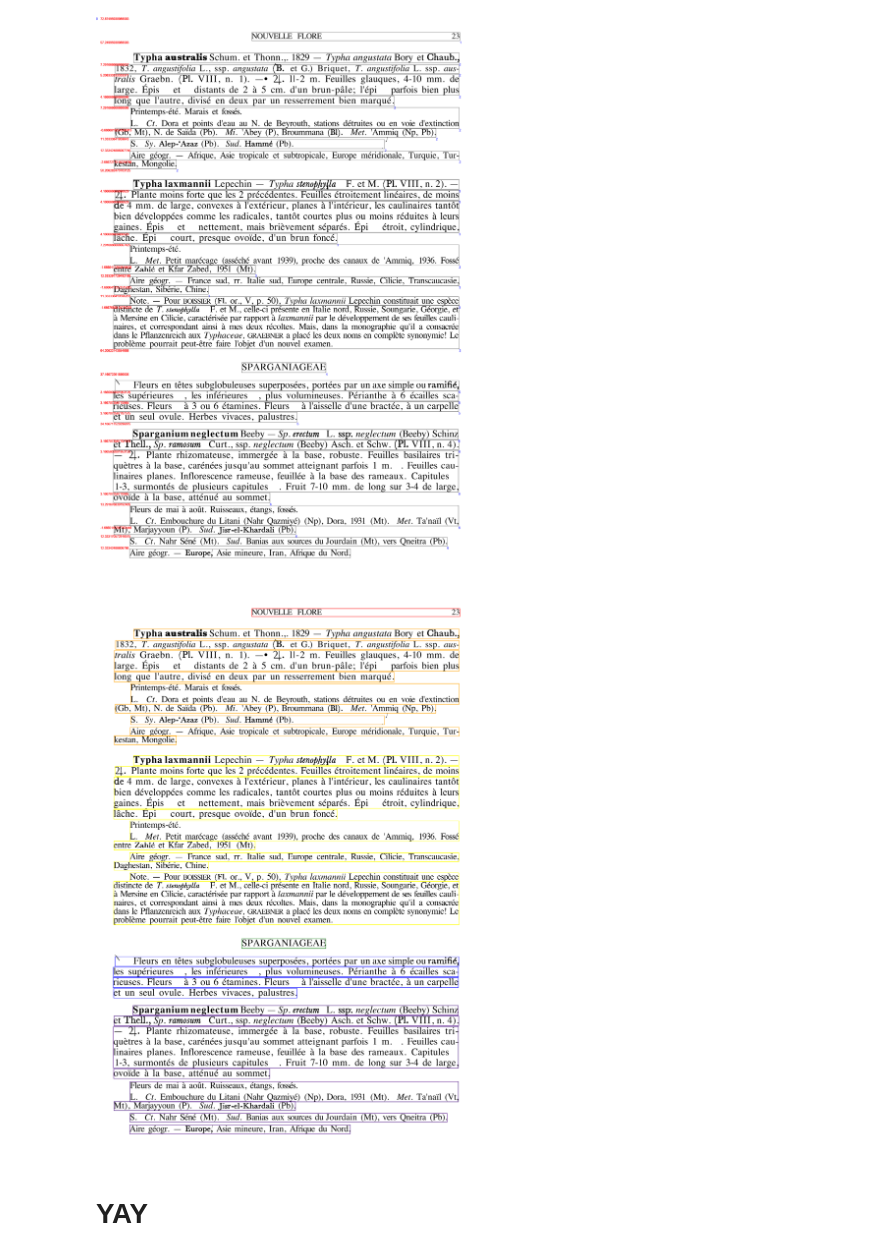
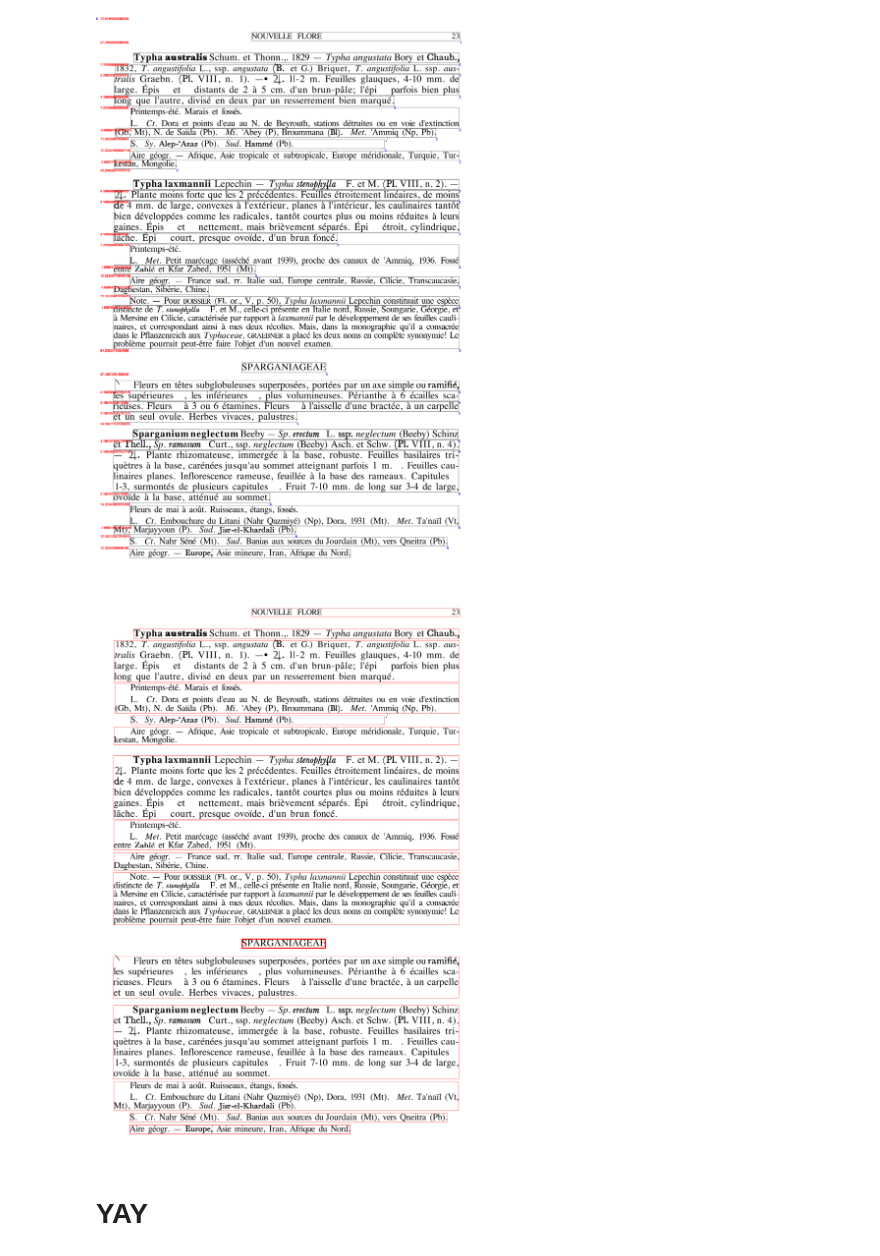
Before and after one commit to msedaghatpour/ExtractFlora, a Jupyter notebook: new_code/grouping.ipynb, the cells around one changed output. Drawn from its saved outputs; the diff is of its cells as text; code cells hidden in the pictures.

Commit message:
line blocking

```diff
--- a/new_code/grouping.ipynb
+++ b/new_code/grouping.ipynb
@@ -47,11 +47,14 @@ for b in block_lst:
     if b['type'] == 0:
         prev_x0, prev_y0, prev_x1, prev_y1 = x0, y0, x1, y1
         x0, y0, x1, y1 = [coord*TARGET_DPI/ 72 for coord in b['bbox']]
-        print(y0, prev_y1)
-        draw.rectangle((x0, y0, x1, y1), fill=None, outline=ImageColor.getrgb("#222222"), width = 1)
+        #print(y0, prev_y1)
+        w = 1
+        if x0 > 300 and x1 < 1400:
+            w = 5
+        draw.rectangle((x0, y0, x1, y1), fill=None, outline=ImageColor.getrgb("#222222"), width = w)
         dy = y0 - prev_y1
         dy_block_lst.append(dy)
-        blank_draw.rectangle((x0, y0, x1, y1), fill=None, outline=ImageColor.getrgb("#222222"), width = 1)
+        blank_draw.rectangle((x0, y0, x1, y1), fill=None, outline=ImageColor.getrgb("#222222"), width = w)
         blank_draw.text((20, prev_y1), str(dy), font=myFont, fill =(255, 0, 0))
         draw.text((20, prev_y1), str(dy), font=myFont, fill =(255, 0, 0))
 
@@ -104,7 +89,7 @@ blank_draw = ImageDraw.Draw(blank_im)
 draw = ImageDraw.Draw(image)
 myFont = ImageFont.truetype("Arial", 15)
 
-def group_blocks(block_lst, dy_threshold = 16):
+def group_blocks(block_lst, dy_threshold):
     x0, y0, x1, y1 = 0, 0, 0, 0
     g_i = -1 #just because we will definitly add 1 to g_1 as prev_y1 will start at 0 first
     for b in block_lst:
@@ -128,26 +113,45 @@ def group_blocks(block_lst, dy_threshold = 16):
             #draw.text((prev_x1, prev_y1), str(b['block_group']), font=myFont, fill =(0, 0, 255))
 
 def draw_groups(draw, color_lst = colors7):
+    block_no = -1
+    color = color_lst[0]
     for b in block_lst:
         if b['type'] == 0:
-            block_no = b['block_group']
-            color = color_lst[block_no%len(color_lst)]
+            block_no, prev_block_no = b['block_group'], block_no
+            if block_no != 0 and block_no != prev_block_no:
+                #color = color_lst[block_no%len(color_lst)]
+                group_x0, group_y0, group_x1, group_y1 = min(x0_lst), min(y0_lst), max(x1_lst),  max(y1_lst)
+                w = 1
+                if group_x0 > 300 and group_x1 < 1400:
+                    w = 5
+                draw.rectangle((group_x0, group_y0, group_x1, group_y1), fill=None, outline=ImageColor.getrgb(color), width = w)
+            if block_no != prev_block_no:
+                x0_lst, y0_lst, x1_lst, y1_lst = [], [], [], []
+
+            prev_block_no = block_no
             x0, y0, x1, y1 = [coord*TARGET_DPI/ 72 for coord in b['bbox']]
-            draw.rectangle((x0, y0, x1, y1), fill=None, outline=ImageColor.getrgb(color), width = 2)
+            x0_lst.append(x0)
+            y0_lst.append(y0)
+            x1_lst.append(x1)
+            y1_lst.append(y1)
+    #draw last one
+    #color = color_lst[block_no%len(color_lst)]
+    group_x0, group_y0, group_x1, group_y1 = min(x0_lst), min(y0_lst), max(x1_lst),  max(y1_lst)
+    draw.rectangle((group_x0, group_y0, group_x1, group_y1), fill=None, outline=ImageColor.getrgb(color), width = 2)
 # %%
 myFont = ImageFont.truetype("Arial", 15)
 
 page_num = 100
 block_lst = pages[page_num].get_text("dict")['blocks']
-group_blocks(block_lst)
+group_blocks(block_lst, 7)
 
 pix_map = doc.get_page_pixmap(page_num,matrix=mat)
 image = Image.open(io.BytesIO(pix_map.tobytes()))
 draw = ImageDraw.Draw(image)
 draw_groups(draw)
 image
 # %% [output]
-[figure, old version]
+[figure, new version]
 # %% [markdown]
 # YAY
 # %%
```
Also changed, not shown: parts of 3 cells of this notebook, 1 other file.
